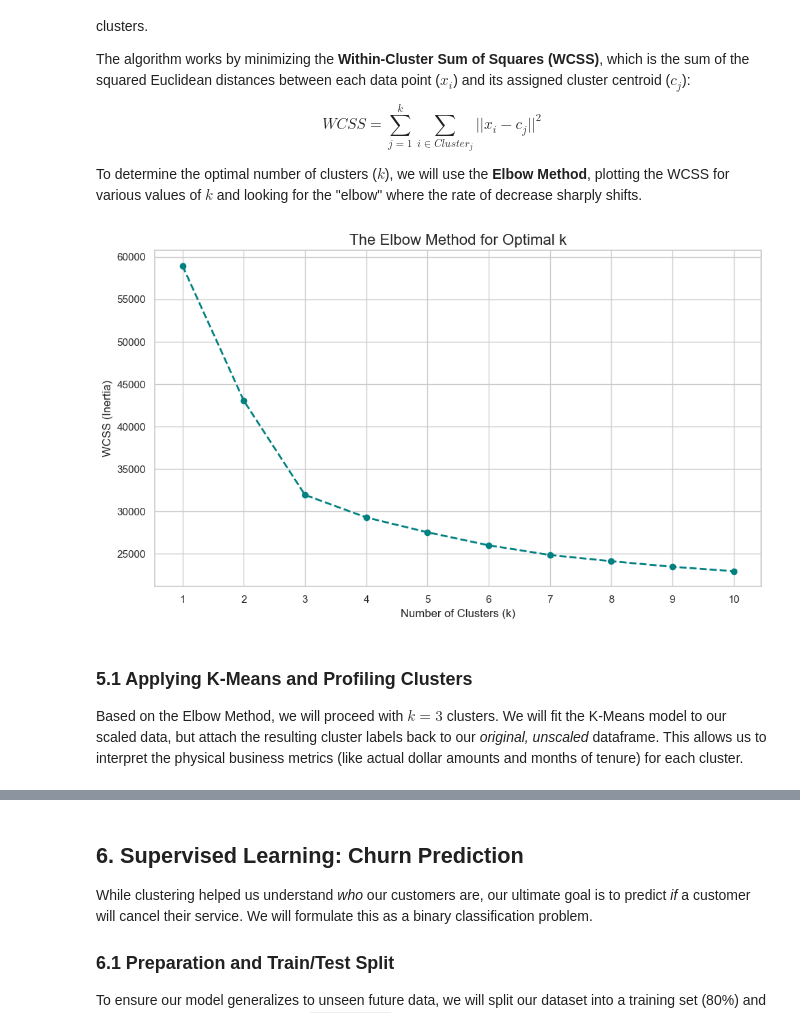
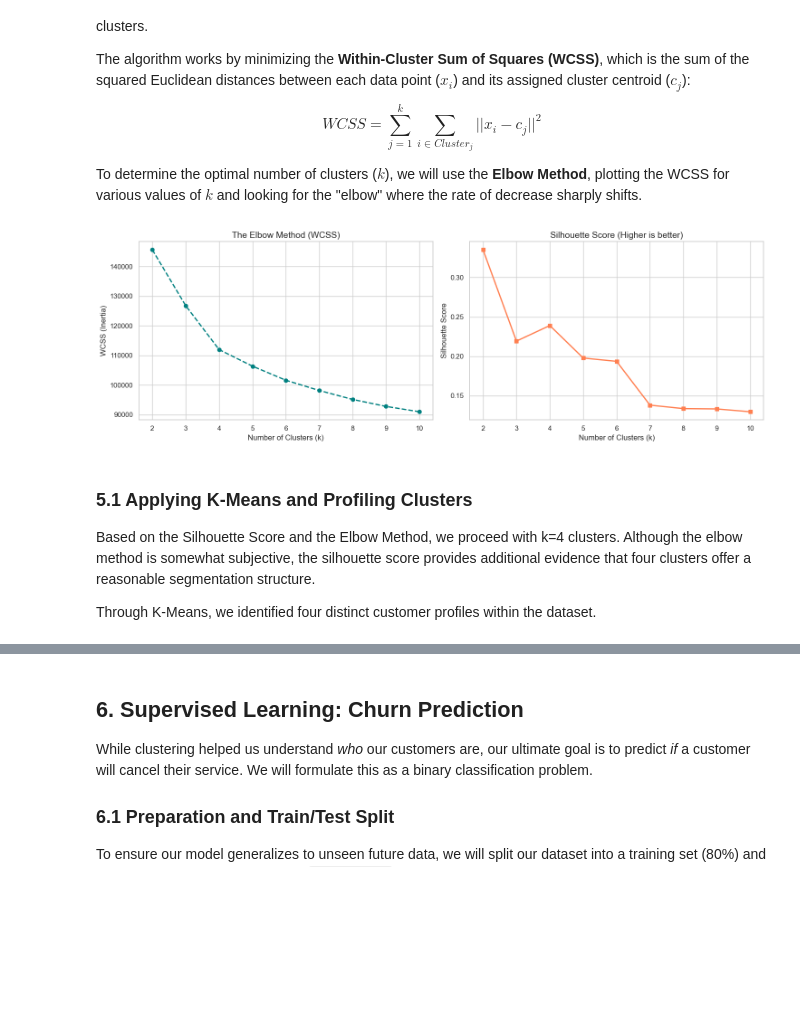
Before and after one commit to RumenMoysev/machine-learning-final-exam, a Jupyter notebook: notebooks/churn_prediction_analysis.ipynb, the cells around one changed output, grey strips where cells are left out. Saved outputs shown, nothing was run; the diff lists cells and outputs as text; code cells hidden in the pictures; blank space fills up the shorter version.

Commit message:
resolve target/data leakage and enhance evaluation metrics and update README

```diff
--- a/notebooks/churn_prediction_analysis.ipynb
+++ b/notebooks/churn_prediction_analysis.ipynb
@@ -160,28 +147,48 @@ $$WCSS = \sum_{j=1}^{k} \sum_{i \in Cluster_j} ||x_i - c_j||^2$$
 
 To determine the optimal number of clusters ($k$), we will use the **Elbow Method**, plotting the WCSS for various values of $k$ and looking for the "elbow" where the rate of decrease sharply shifts.
 # %%
-# Calculate WCSS for different values of k (1 through 10)
+# 1. Drop 'Churn' before clustering to prevent target leakage
+cluster_X = df_encoded.drop(columns=['Churn'])
+
+# 2. Scale the data for K-Means distance calculations
+scaler_unsup = StandardScaler()
+cluster_X_scaled = scaler_unsup.fit_transform(cluster_X)
+
+# 3. Calculate WCSS and Silhouette Scores
 wcss = []
-k_range = range(1, 11)
+silhouette_scores = []
+k_range = range(2, 11)
 
 for k in k_range:
     kmeans = KMeans(n_clusters=k, init='k-means++', random_state=42, n_init=10)
-    kmeans.fit(df_scaled)
+    labels = kmeans.fit_predict(cluster_X_scaled)
     wcss.append(kmeans.inertia_)
+    silhouette_scores.append(silhouette_score(cluster_X_scaled, labels))
 
-# Plot the Elbow Graph
-plt.figure(figsize=(10, 6))
-plt.plot(k_range, wcss, marker='o', linestyle='--', color='teal', linewidth=2)
-plt.title('The Elbow Method for Optimal k', fontsize=16)
-plt.xlabel('Number of Clusters (k)', fontsize=12)
-plt.ylabel('WCSS (Inertia)', fontsize=12)
-plt.xticks(k_range)
+# 4. Plot both metrics side-by-side
+fig, axes = plt.subplots(1, 2, figsize=(15, 5))
+
+axes[0].plot(k_range, wcss, marker='o', linestyle='--', color='teal', linewidth=2)
+axes[0].set_title('The Elbow Method (WCSS)', fontsize=14)
+axes[0].set_xlabel('Number of Clusters (k)')
+axes[0].set_ylabel('WCSS (Inertia)')
+axes[0].set_xticks(k_range)
+
+axes[1].plot(k_range, silhouette_scores, marker='s', linestyle='-', color='coral', linewidth=2)
+axes[1].set_title('Silhouette Score (Higher is better)', fontsize=14)
+axes[1].set_xlabel('Number of Clusters (k)')
+axes[1].set_ylabel('Silhouette Score')
+axes[1].set_xticks(k_range)
+
 plt.tight_layout()
 plt.show()
 # %% [output]
-[figure, old version]
+[figure, new version]
 # %% [markdown]
 ### 5.1 Applying K-Means and Profiling Clusters
 
-Based on the Elbow Method, we will proceed with $k=3$ clusters. We will fit the K-Means model to our scaled data, but attach the resulting cluster labels back to our *original, unscaled* dataframe. This allows us to interpret the physical business metrics (like actual dollar amounts and months of tenure) for each cluster.
+Based on the Silhouette Score and the Elbow Method, we proceed with k=4 clusters. Although the elbow method is somewhat subjective, the silhouette score provides
+additional evidence that four clusters offer a reasonable segmentation structure.
+
+Through K-Means, we identified four distinct customer profiles within the dataset.
 # %%
```
Also changed, not shown: parts of 7 cells of this notebook, 1 other file.
